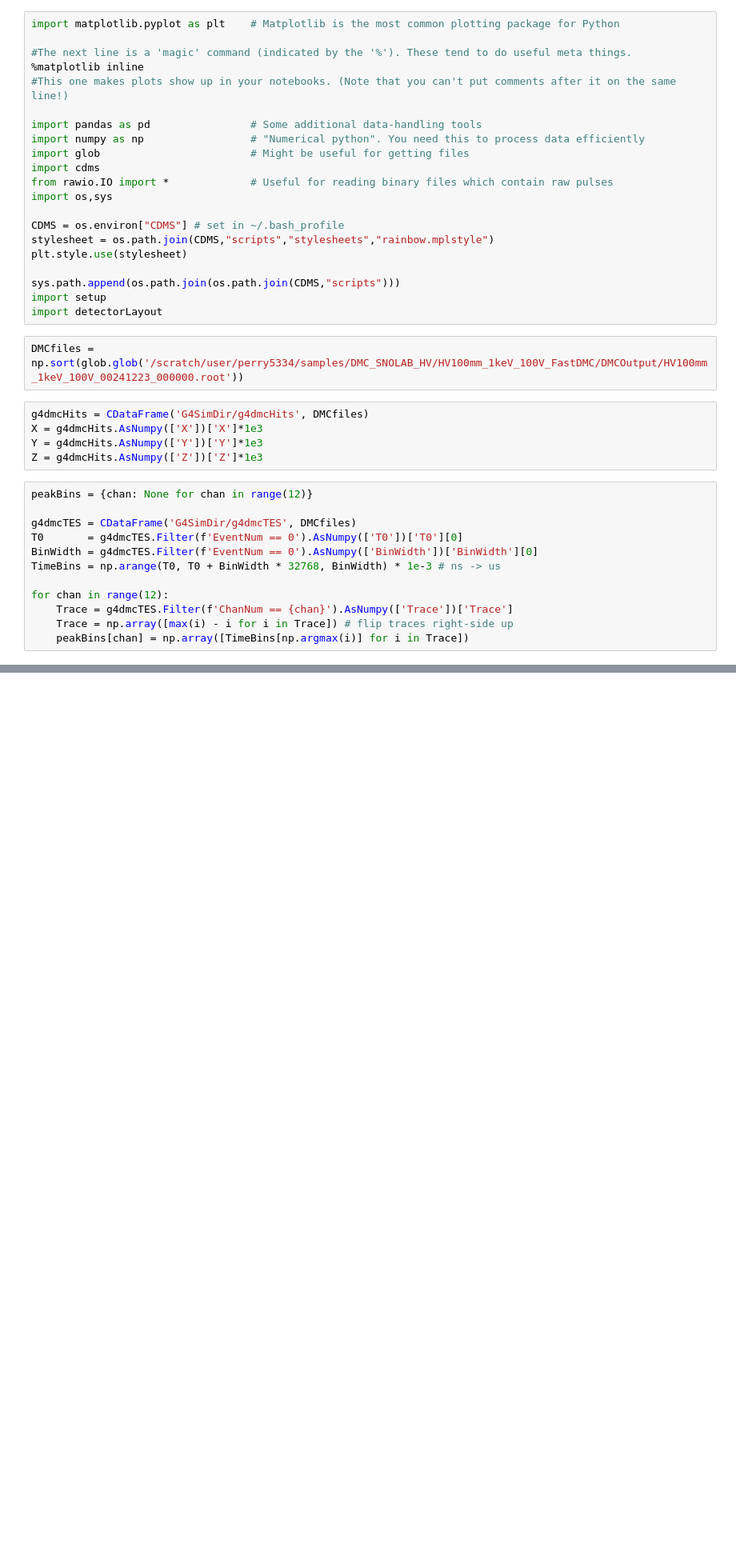
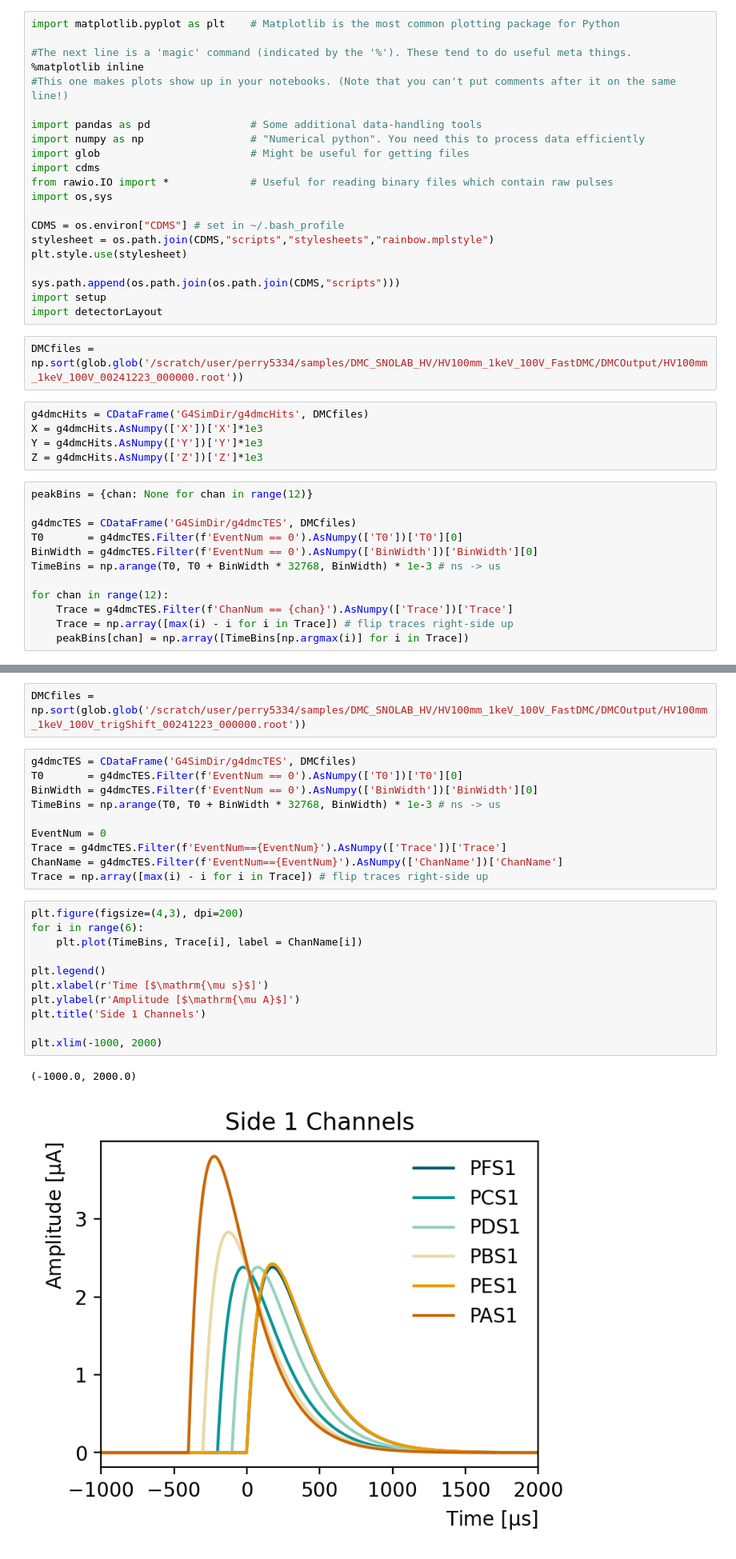
Before and after one commit to perry5334/CDMS, a Jupyter notebook: notebooks/machine_learning/FastDMC_TimeDelay.ipynb, the cells around one changed output, grey strips where cells are left out. Shown at 80% size. Cells and saved outputs as stored; diff of their text form; blank space fills up the shorter version.

```diff
--- a/notebooks/machine_learning/FastDMC_TimeDelay.ipynb
+++ b/notebooks/machine_learning/FastDMC_TimeDelay.ipynb
@@ -92,0 +45,26 @@ for chan in range(12):
+# %%
+DMCfiles = np.sort(glob.glob('/scratch/user/perry5334/samples/DMC_SNOLAB_HV/HV100mm_1keV_100V_FastDMC/DMCOutput/HV100mm_1keV_100V_trigShift_00241223_000000.root'))
+# %%
+g4dmcTES = CDataFrame('G4SimDir/g4dmcTES', DMCfiles)
+T0       = g4dmcTES.Filter(f'EventNum == 0').AsNumpy(['T0'])['T0'][0]
+BinWidth = g4dmcTES.Filter(f'EventNum == 0').AsNumpy(['BinWidth'])['BinWidth'][0]
+TimeBins = np.arange(T0, T0 + BinWidth * 32768, BinWidth) * 1e-3 # ns -> us
+
+EventNum = 0
+Trace = g4dmcTES.Filter(f'EventNum=={EventNum}').AsNumpy(['Trace'])['Trace']
+ChanName = g4dmcTES.Filter(f'EventNum=={EventNum}').AsNumpy(['ChanName'])['ChanName']
+Trace = np.array([max(i) - i for i in Trace]) # flip traces right-side up
+# %%
+plt.figure(figsize=(4,3), dpi=200)
+for i in range(6):
+    plt.plot(TimeBins, Trace[i], label = ChanName[i])
+
+plt.legend()
+plt.xlabel(r'Time [$\mathrm{\mu s}$]')
+plt.ylabel(r'Amplitude [$\mathrm{\mu A}$]')
+plt.title('Side 1 Channels')
+
+plt.xlim(-1000, 2000)
+# %% [output]
+(-1000.0, 2000.0)
+[figure, added]
```
Also changed, not shown: parts of 4 cells of this notebook, 5 other files.
